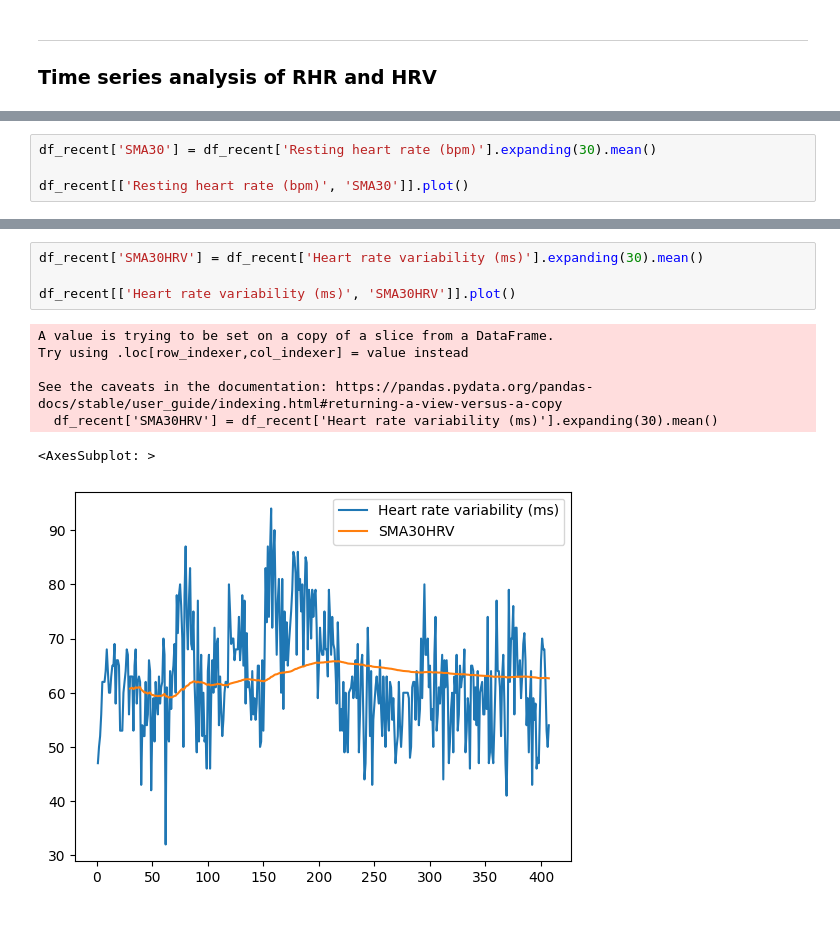
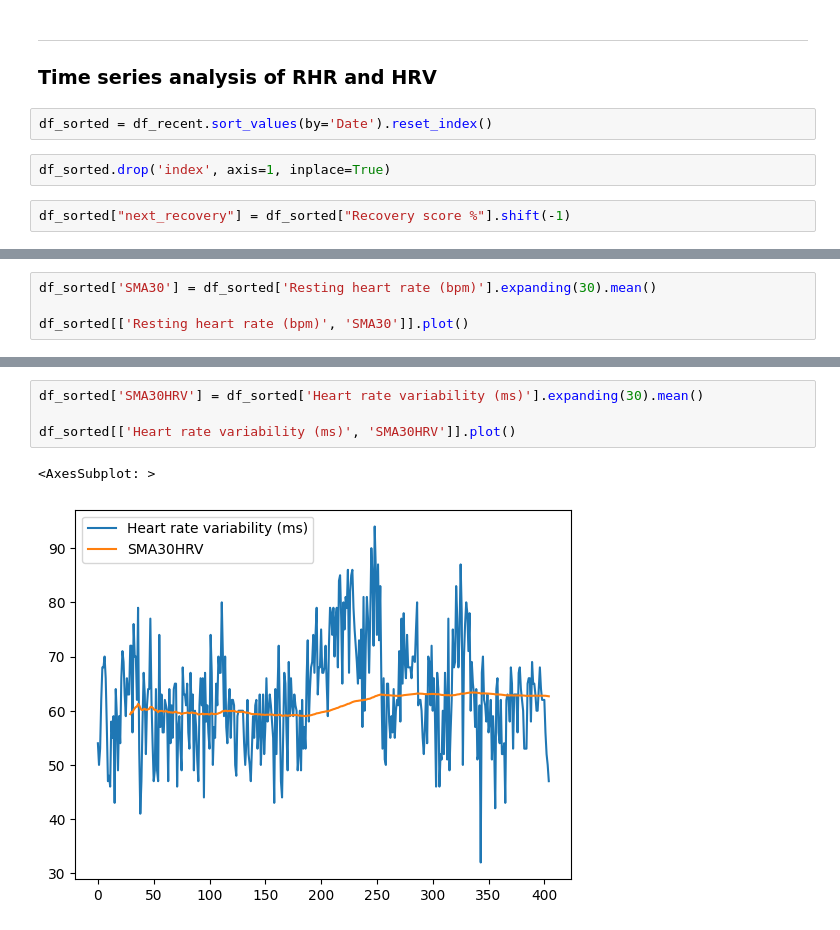
Before and after one commit to psyrgkan/Whoop_investigation, a Jupyter notebook: clean_data.ipynb, the cells around one changed output, grey strips where cells are left out. Drawn from its saved outputs; the diff is of its cells as text.

```diff
--- a/clean_data.ipynb
+++ b/clean_data.ipynb
@@ -962,3 +959,9 @@ sns.regplot(data=df_recent, y='Day Strain', x='Steps')
 # %% [markdown]
 ***
 ### Time series analysis of RHR and HRV
+# %%
+df_sorted = df_recent.sort_values(by='Date').reset_index()
+# %%
+df_sorted.drop('index', axis=1, inplace=True)
+# %%
+df_sorted["next_recovery"] = df_sorted["Recovery score %"].shift(-1)
@@ -965,5 +978,5 @@ sns.regplot(data=df_recent, y='Day Strain', x='Steps')
 # %%
-df_recent['SMA30'] = df_recent['Resting heart rate (bpm)'].expanding(30).mean()
+df_sorted['SMA30'] = df_sorted['Resting heart rate (bpm)'].expanding(30).mean()
 
-df_recent[['Resting heart rate (bpm)', 'SMA30']].plot()
+df_sorted[['Resting heart rate (bpm)', 'SMA30']].plot()
 # %% [output]
@@ -977,12 +985,7 @@ See the caveats in the documentation: https://pandas.pydata.org/pandas-docs/stab
 # %%
-df_recent['SMA30HRV'] = df_recent['Heart rate variability (ms)'].expanding(30).mean()
+df_sorted['SMA30HRV'] = df_sorted['Heart rate variability (ms)'].expanding(30).mean()
 
-df_recent[['Heart rate variability (ms)', 'SMA30HRV']].plot()
+df_sorted[['Heart rate variability (ms)', 'SMA30HRV']].plot()
 # %% [output]
-A value is trying to be set on a copy of a slice from a DataFrame.
-Try using .loc[row_indexer,col_indexer] = value instead
-
-See the caveats in the documentation: https://pandas.pydata.org/pandas-docs/stable/user_guide/indexing.html#returning-a-view-versus-a-copy
-  df_recent['SMA30HRV'] = df_recent['Heart rate variability (ms)'].expanding(30).mean()
+<AxesSubplot: >
-<AxesSubplot: >
-[figure, old version]
+[figure, new version]
```
Also changed, not shown: parts of 26 cells of this notebook.
